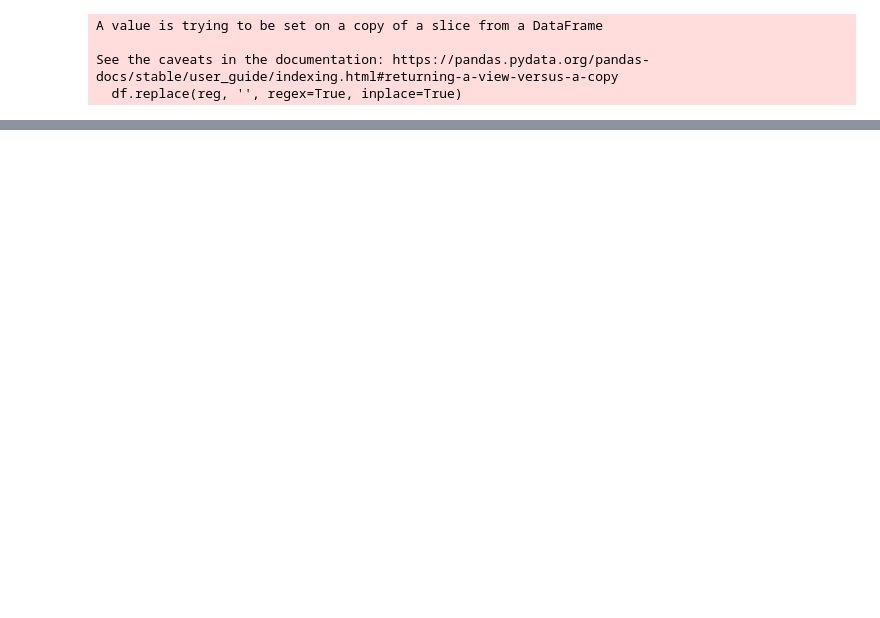
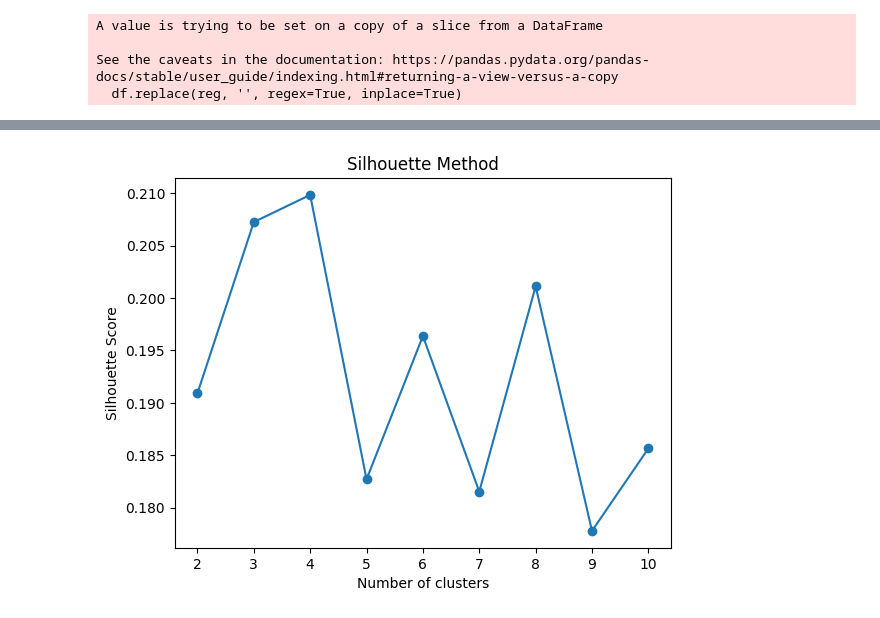
Before and after one commit to Jai000001/Project, a Jupyter notebook: One hot encoded.ipynb, the cells around one changed output, grey strips where cells are left out. Cells and saved outputs as stored; diff of their text form; code cells hidden in the pictures; blank space fills up the shorter version.

```diff
--- a/One hot encoded.ipynb
+++ b/One hot encoded.ipynb
@@ -150 +179,20 @@ from sklearn.cluster import KMeans
+# %%
+from sklearn.metrics import silhouette_score
+
+silhouette_scores = []
+K_range = range(2, 11)
+
+for k in K_range:
+    kmeans = KMeans(n_clusters=k)
+    kmeans.fit(X)
+    silhouette_scores.append(silhouette_score(X, kmeans.labels_))
+
+# Plot silhouette scores
+plt.plot(K_range, silhouette_scores, marker='o')
+plt.xlabel('Number of clusters')
+plt.ylabel('Silhouette Score')
+plt.title('Silhouette Method')
+plt.show()
+# %% [output]
+[figure, added]
 # %%
```
Also changed, not shown: parts of 27 cells of this notebook.
